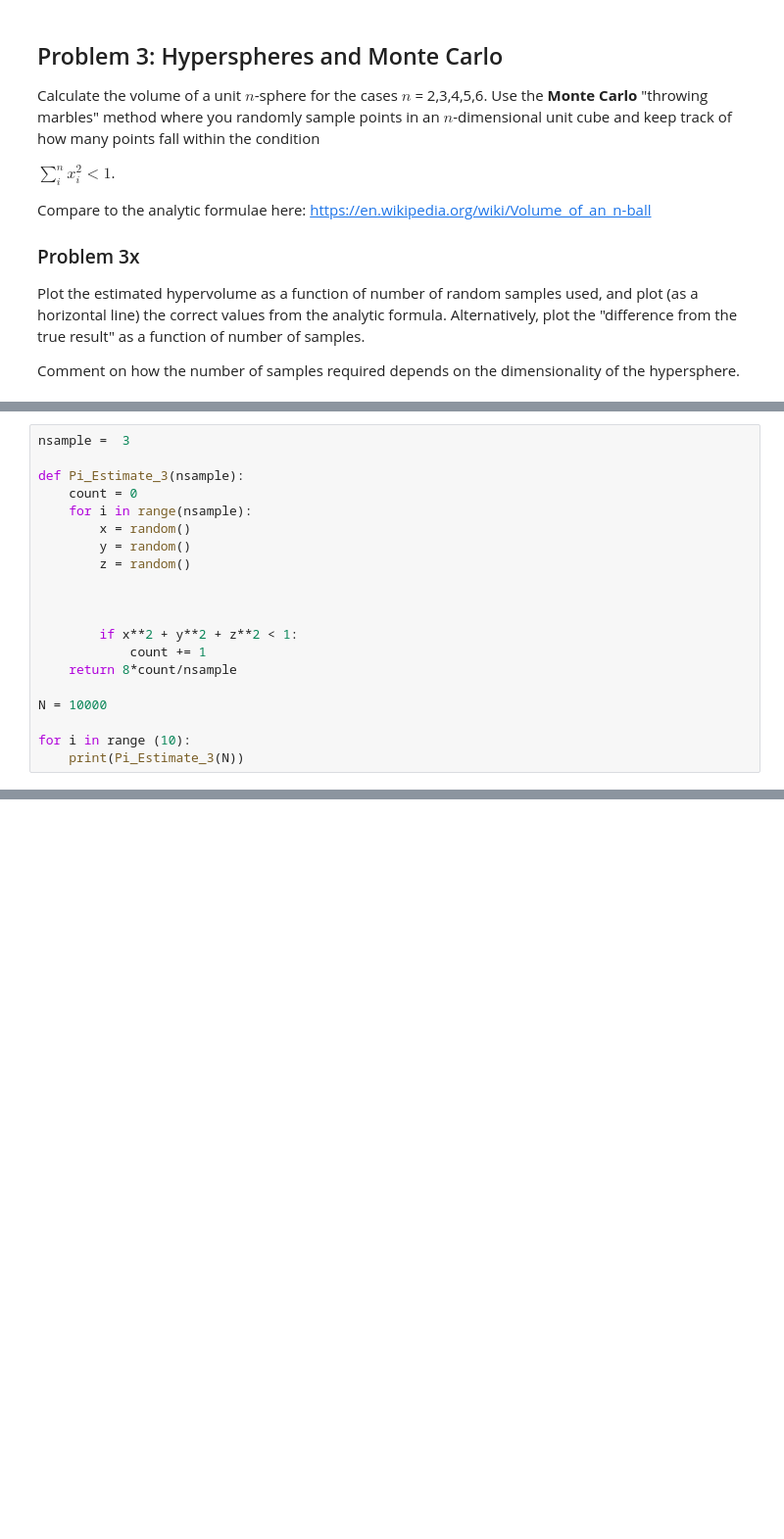
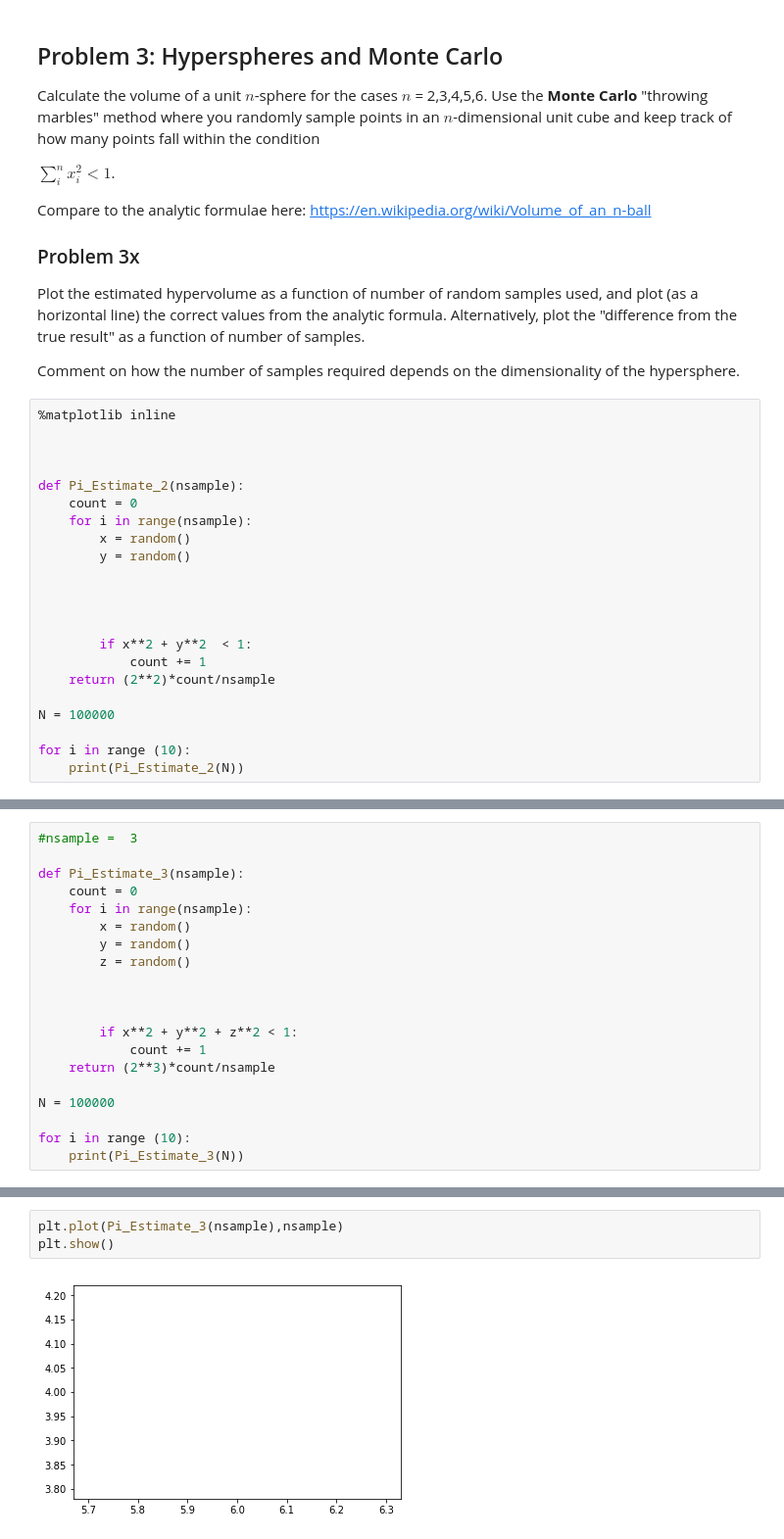
Before and after one commit to emoli003/Homework06, a Jupyter notebook: Homework 6.ipynb, the cells around one changed output, grey strips where cells are left out. Shown: that part at 98% size. Saved outputs shown, nothing was run; the diff lists cells and outputs as text; blank space fills up the shorter version.

```diff
--- a/Homework 6.ipynb
+++ b/Homework 6.ipynb
@@ -421,3 +425,25 @@ Compare to the analytic formulae here: https://en.wikipedia.org/wiki/Volume_of_a
 Plot the estimated hypervolume as a function of number of random samples used, and plot (as a horizontal line) the correct values from the analytic formula. Alternatively, plot the "difference from the true result" as a function of number of samples.
 
 Comment on how the number of samples required depends on the dimensionality of the hypersphere.
+# %%
+%matplotlib inline
+
+
+
+def Pi_Estimate_2(nsample):
+    count = 0
+    for i in range(nsample):
+        x = random()
+        y = random()
+
+
+
+
+        if x**2 + y**2  < 1:
+            count += 1
+    return (2**2)*count/nsample
+
+N = 100000
+
+for i in range (10):
+    print(Pi_Estimate_2(N))
@@ -424,5 +466,5 @@ Comment on how the number of samples required depends on the dimensionality of t
 # %%
-nsample =  3
+#nsample =  3
 
 def Pi_Estimate_3(nsample):
     count = 0
@@ -435,9 +477,9 @@ def Pi_Estimate_3(nsample):
 
         if x**2 + y**2 + z**2 < 1:
             count += 1
-    return 8*count/nsample
+    return (2**3)*count/nsample
 
-N = 10000
+N = 100000
 
 for i in range (10):
     print(Pi_Estimate_3(N))
@@ -444,3 +497,8 @@ for i in range (10):
+# %%
+plt.plot(Pi_Estimate_3(nsample),nsample)
+plt.show()
+# %% [output]
+[figure, added]
 # %%
 nsample =  4
 
```
Also changed, not shown: parts of 11 cells of this notebook.
